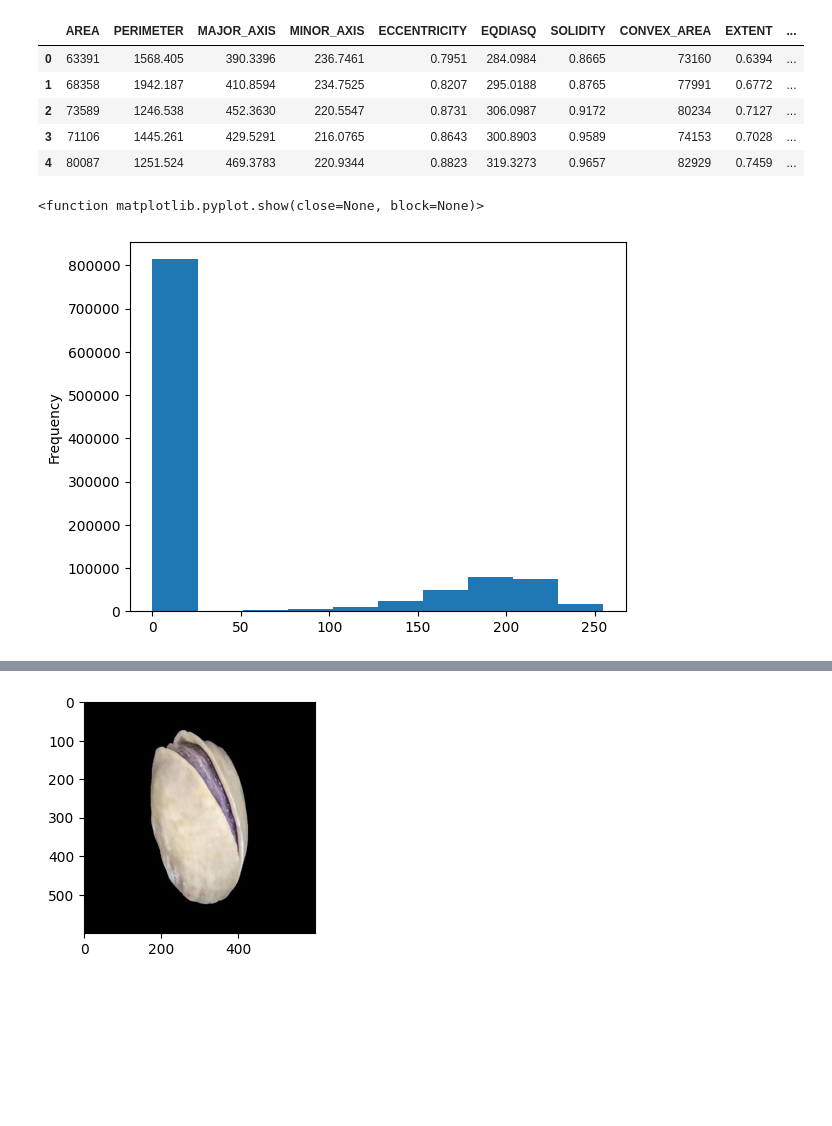
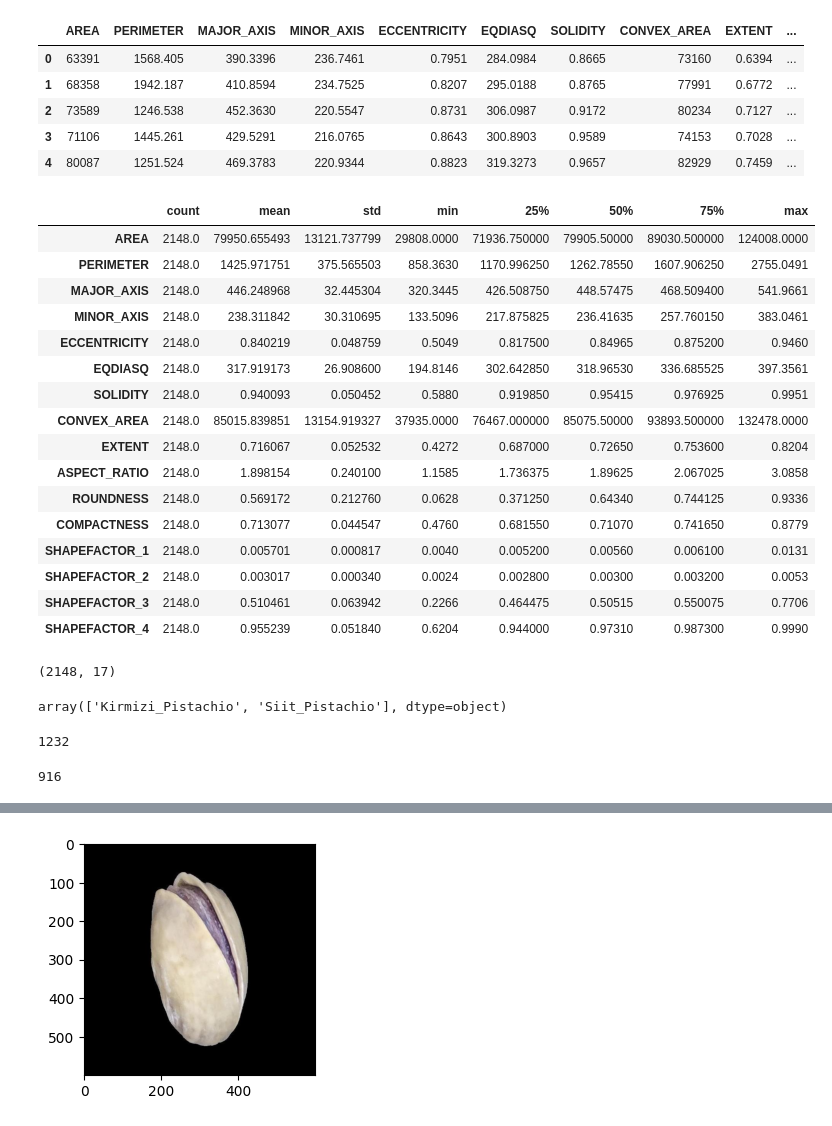
Before and after one commit to arianaira/pistachio-classification-image-feature-extraction, a Jupyter notebook: main.ipynb, the cells around one changed output, grey strips where cells are left out. Cells and saved outputs as stored; diff of their text form; code cells hidden in the pictures; blank space fills up the shorter version.

```diff
--- a/main.ipynb
+++ b/main.ipynb
@@ -372,6 +375,36 @@ img_mpl = plt.imread(kirmizi_img[6])
-# %%
-pd.Series(img_mpl.flatten()).plot(kind='hist')
-plt.show
-# %% [output]
-<function matplotlib.pyplot.show(close=None, block=None)>
-[figure, removed]
+# %%
+df.describe().T
+# %% [output]
+|  | count | mean | std | min | 25% | 50% | 75% | max |
+| AREA | 2148.0 | 79950.655493 | 13121.737799 | 29808.0000 | 71936.750000 | 79905.50000 | 89030.500000 | 124008.0000 |
+| PERIMETER | 2148.0 | 1425.971751 | 375.565503 | 858.3630 | 1170.996250 | 1262.78550 | 1607.906250 | 2755.0491 |
+| MAJOR_AXIS | 2148.0 | 446.248968 | 32.445304 | 320.3445 | 426.508750 | 448.57475 | 468.509400 | 541.9661 |
+| MINOR_AXIS | 2148.0 | 238.311842 | 30.310695 | 133.5096 | 217.875825 | 236.41635 | 257.760150 | 383.0461 |
+| ECCENTRICITY | 2148.0 | 0.840219 | 0.048759 | 0.5049 | 0.817500 | 0.84965 | 0.875200 | 0.9460 |
+| EQDIASQ | 2148.0 | 317.919173 | 26.908600 | 194.8146 | 302.642850 | 318.96530 | 336.685525 | 397.3561 |
+| SOLIDITY | 2148.0 | 0.940093 | 0.050452 | 0.5880 | 0.919850 | 0.95415 | 0.976925 | 0.9951 |
+| CONVEX_AREA | 2148.0 | 85015.839851 | 13154.919327 | 37935.0000 | 76467.000000 | 85075.50000 | 93893.500000 | 132478.0000 |
+| EXTENT | 2148.0 | 0.716067 | 0.052532 | 0.4272 | 0.687000 | 0.72650 | 0.753600 | 0.8204 |
+| ASPECT_RATIO | 2148.0 | 1.898154 | 0.240100 | 1.1585 | 1.736375 | 1.89625 | 2.067025 | 3.0858 |
+| ROUNDNESS | 2148.0 | 0.569172 | 0.212760 | 0.0628 | 0.371250 | 0.64340 | 0.744125 | 0.9336 |
+| COMPACTNESS | 2148.0 | 0.713077 | 0.044547 | 0.4760 | 0.681550 | 0.71070 | 0.741650 | 0.8779 |
+| SHAPEFACTOR_1 | 2148.0 | 0.005701 | 0.000817 | 0.0040 | 0.005200 | 0.00560 | 0.006100 | 0.0131 |
+| SHAPEFACTOR_2 | 2148.0 | 0.003017 | 0.000340 | 0.0024 | 0.002800 | 0.00300 | 0.003200 | 0.0053 |
+| SHAPEFACTOR_3 | 2148.0 | 0.510461 | 0.063942 | 0.2266 | 0.464475 | 0.50515 | 0.550075 | 0.7706 |
+| SHAPEFACTOR_4 | 2148.0 | 0.955239 | 0.051840 | 0.6204 | 0.944000 | 0.97310 | 0.987300 | 0.9990 |
+# %%
+df.shape
+# %% [output]
+(2148, 17)
+# %%
+df['Class'].unique()
+# %% [output]
+array(['Kirmizi_Pistachio', 'Siit_Pistachio'], dtype=object)
+# %%
+len(df[df['Class'] == 'Kirmizi_Pistachio'])
+# %% [output]
+1232
+# %%
+len(df[df['Class'] == 'Siit_Pistachio'])
+# %% [output]
+916
```
Also changed, not shown: parts of 23 cells of this notebook.
